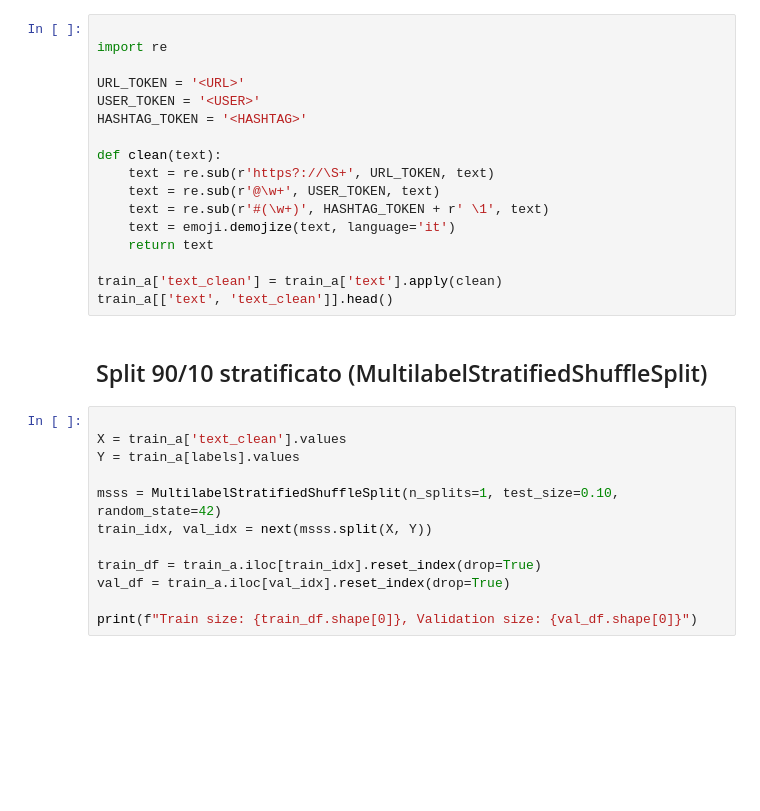
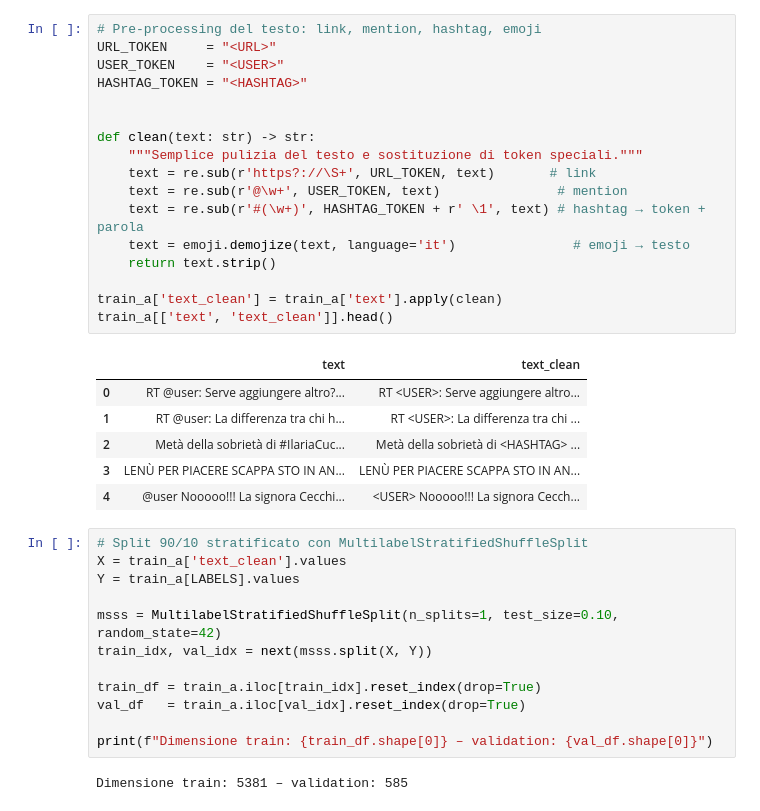
Before and after one commit to Sergio-ddf/internship-istat-ensai, a Jupyter notebook: emit_setup.ipynb, the cells around one changed output. Cells and saved outputs as stored; diff of their text form; blank space fills up the shorter version.

```diff
--- a/emit_setup.ipynb
+++ b/emit_setup.ipynb
@@ -39,31 +91,38 @@ print(stats)
 # %%
+# Pre‑processing del testo: link, mention, hashtag, emoji
+URL_TOKEN     = "<URL>"
+USER_TOKEN    = "<USER>"
+HASHTAG_TOKEN = "<HASHTAG>"
 
-import re
 
-URL_TOKEN = '<URL>'
-USER_TOKEN = '<USER>'
-HASHTAG_TOKEN = '<HASHTAG>'
-
-def clean(text):
-    text = re.sub(r'https?://\S+', URL_TOKEN, text)
-    text = re.sub(r'@\w+', USER_TOKEN, text)
-    text = re.sub(r'#(\w+)', HASHTAG_TOKEN + r' \1', text)
-    text = emoji.demojize(text, language='it')
-    return text
+def clean(text: str) -> str:
+    """Semplice pulizia del testo e sostituzione di token speciali."""
+    text = re.sub(r'https?://\S+', URL_TOKEN, text)       # link
+    text = re.sub(r'@\w+', USER_TOKEN, text)               # mention
+    text = re.sub(r'#(\w+)', HASHTAG_TOKEN + r' \1', text) # hashtag → token + parola
+    text = emoji.demojize(text, language='it')               # emoji → testo
+    return text.strip()
 
 train_a['text_clean'] = train_a['text'].apply(clean)
 train_a[['text', 'text_clean']].head()
+# %% [output]
+|  | text | text_clean |
+| 0 | RT @user: Serve aggiungere altro?... | RT <USER>: Serve aggiungere altro... |
+| 1 | RT @user: La differenza tra chi h... | RT <USER>: La differenza tra chi ... |
+| 2 | Metà della sobrietà di #IlariaCuc... | Metà della sobrietà di <HASHTAG> ... |
+| 3 | LENÙ PER PIACERE SCAPPA STO IN AN... | LENÙ PER PIACERE SCAPPA STO IN AN... |
+| 4 | @user Nooooo!!! La signora Cecchi... | <USER> Nooooo!!! La signora Cecch... |
-# %% [markdown]
-## Split 90/10 stratificato (MultilabelStratifiedShuffleSplit)
 # %%
-
+# Split 90/10 stratificato con MultilabelStratifiedShuffleSplit
 X = train_a['text_clean'].values
-Y = train_a[labels].values
+Y = train_a[LABELS].values
 
 msss = MultilabelStratifiedShuffleSplit(n_splits=1, test_size=0.10, random_state=42)
 train_idx, val_idx = next(msss.split(X, Y))
 
 train_df = train_a.iloc[train_idx].reset_index(drop=True)
-val_df = train_a.iloc[val_idx].reset_index(drop=True)
+val_df   = train_a.iloc[val_idx].reset_index(drop=True)
 
-print(f"Train size: {train_df.shape[0]}, Validation size: {val_df.shape[0]}")
+print(f"Dimensione train: {train_df.shape[0]} – validation: {val_df.shape[0]}")
+# %% [output]
+Dimensione train: 5381 – validation: 585
```
Also changed, not shown: parts of 14 cells of this notebook.
